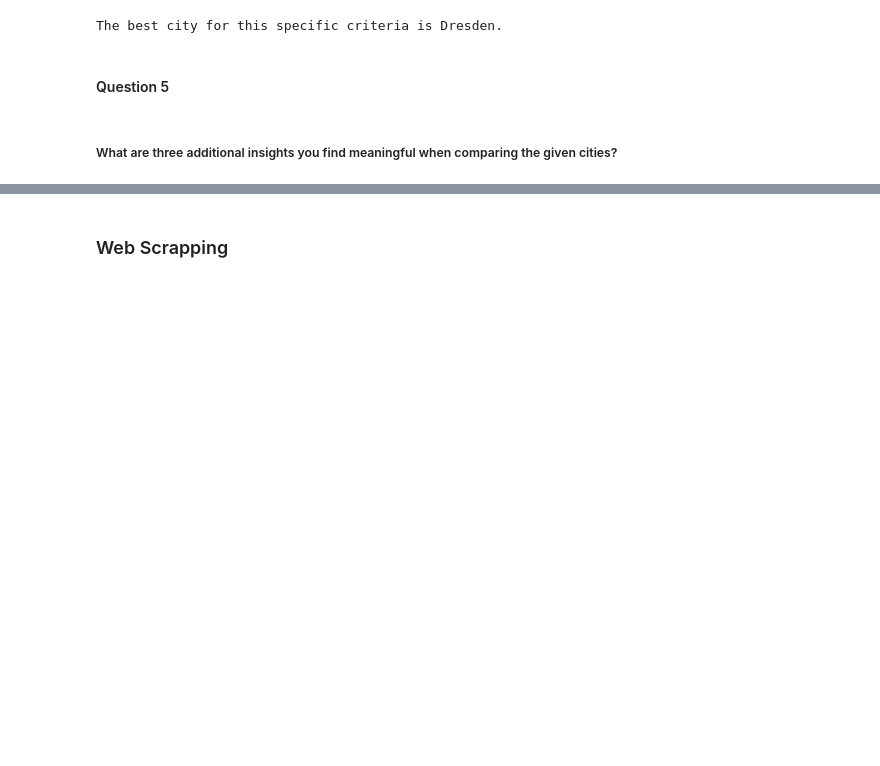
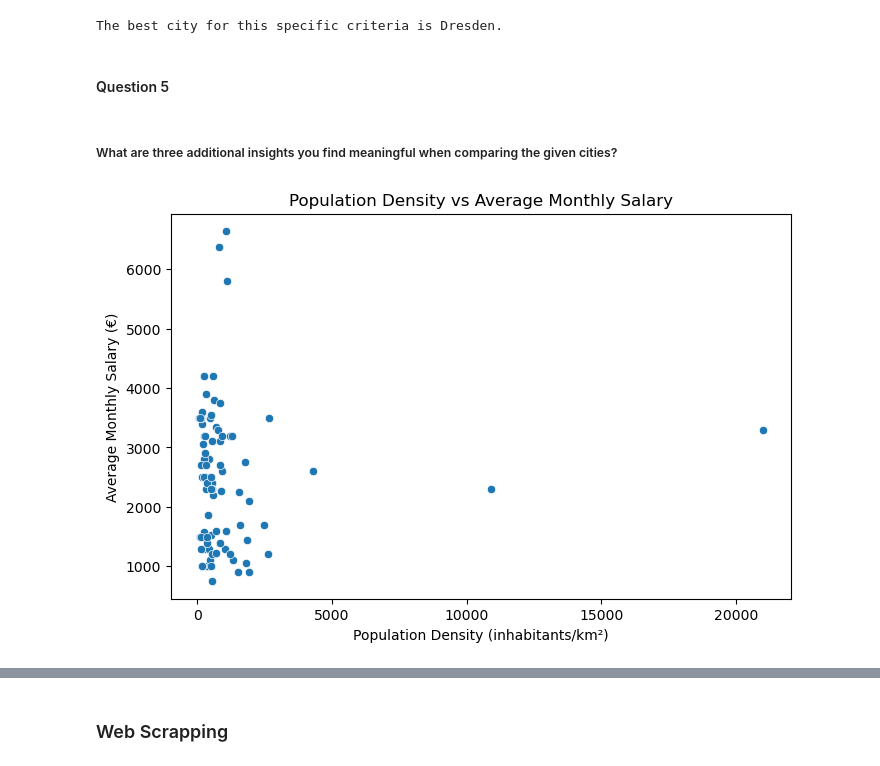
Before and after one commit to UniProjects171/Programming-for-Data-Science, a Jupyter notebook: Project_PDS.ipynb, the cells around one changed output, grey strips where cells are left out. Saved outputs shown, nothing was run; the diff lists cells and outputs as text; code cells hidden in the pictures; blank space fills up the shorter version.

```diff
--- a/Project_PDS.ipynb
+++ b/Project_PDS.ipynb
@@ -519,3 +512,14 @@ The best city for this specific criteria is Dresden.
 # %%
 #someone please do this
 #maybe create a relation between the weather and something else
+
+#insight 1
+
+plt.figure(figsize=(8,5))
+sns.scatterplot(data=data, x="Population Density", y="Average Monthly Salary")
+plt.title("Population Density vs Average Monthly Salary")
+plt.xlabel("Population Density (inhabitants/km²)")
+plt.ylabel("Average Monthly Salary (€)")
+plt.show()
+# %% [output]
+[figure, added]
```
Also changed, not shown: parts of 22 cells of this notebook.
